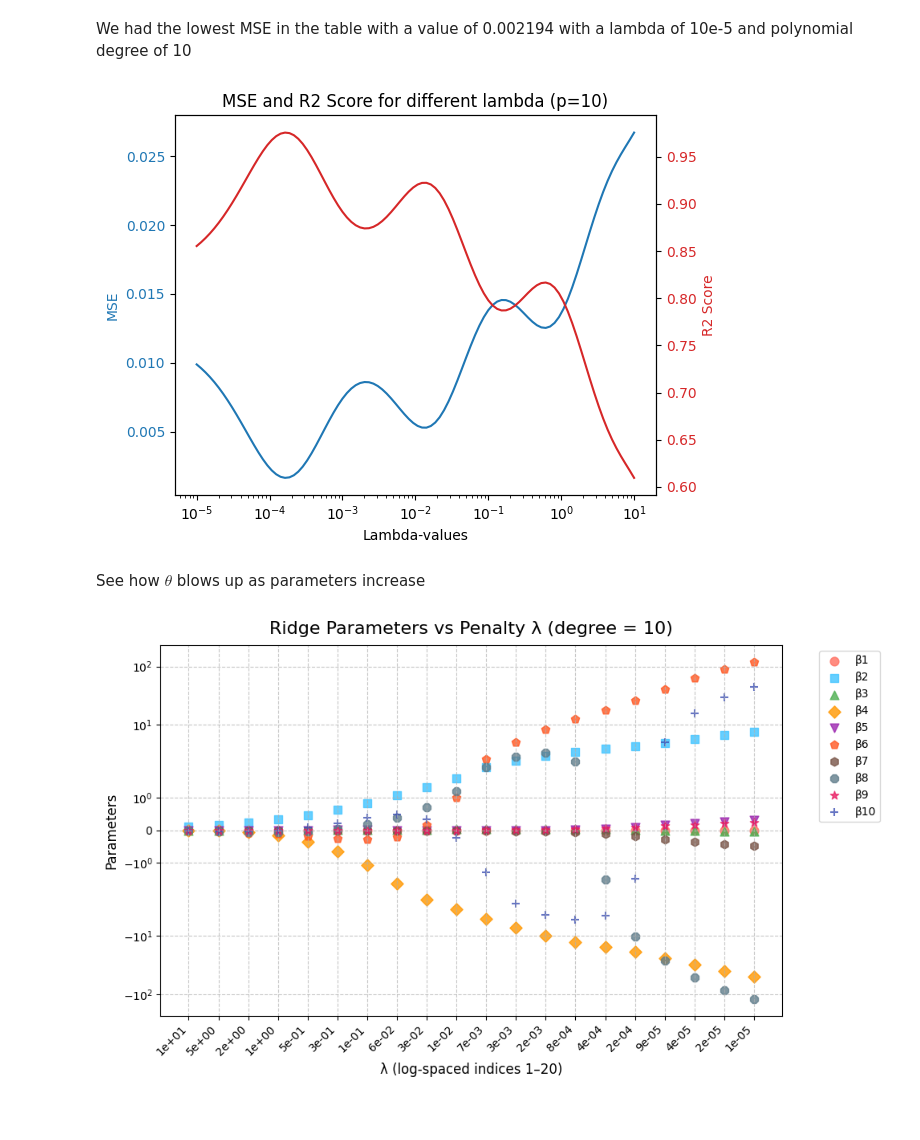
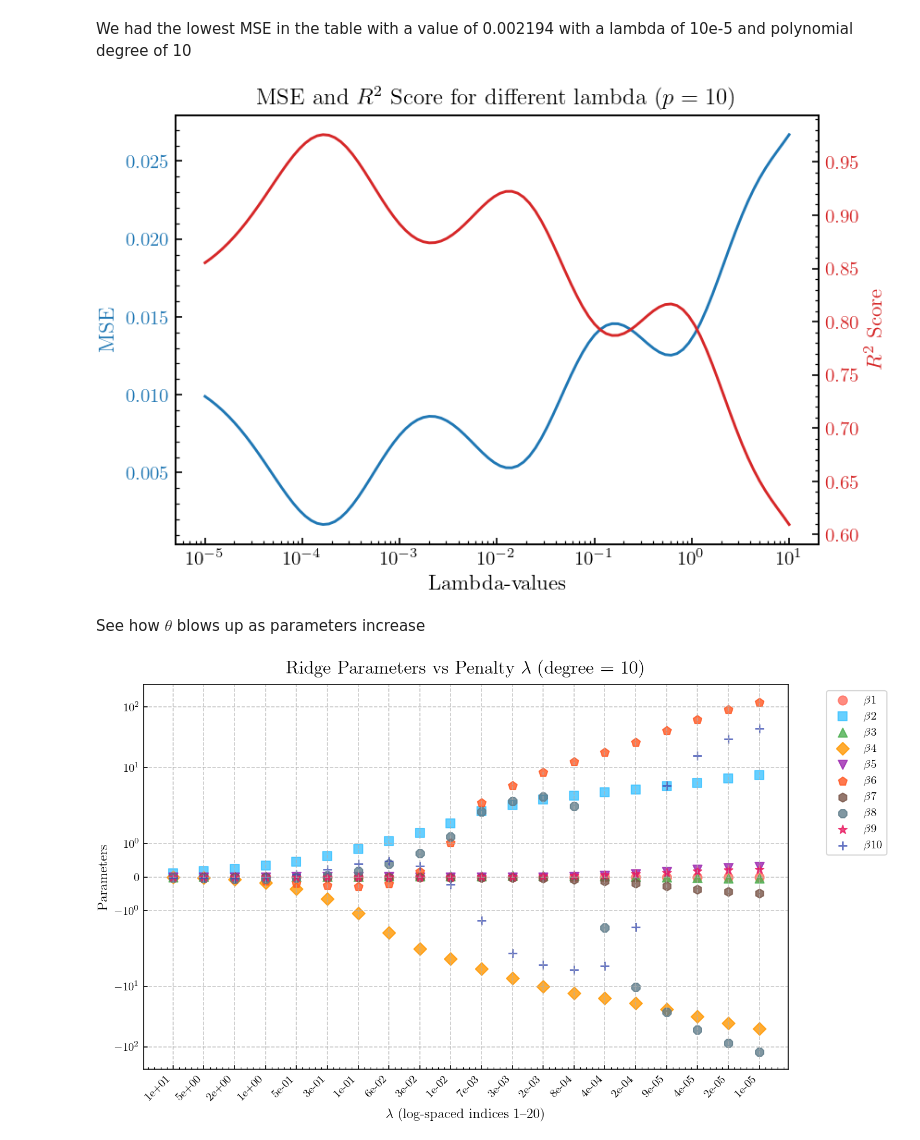
Before and after one commit to egil10/FYSSTK3155, a Jupyter notebook: PROJECT 1/Code/Exb.ipynb, the cells around one changed output. Cells and saved outputs as stored; diff of their text form; code cells hidden in the pictures; blank space fills up the shorter version.

```diff
--- a/PROJECT 1/Code/Exb.ipynb
+++ b/PROJECT 1/Code/Exb.ipynb
@@ -145,36 +150,37 @@ for i,lam in enumerate(lambdas):
     X_test = polynomial_features(x_test, 10, False)
 
     scaler = StandardScaler()
     X_train_s = scaler.fit_transform(X_train)
     X_test_s = scaler.transform(X_test)
     y_offset = np.mean(y)
 
     beta_Ridge = Ridge_parameters(X_train_s,y_train,lam)
     y_test_fit = X_test_s@beta_Ridge+y_offset
     mse_scores[i] = mse(y_test,y_test_fit)
     r2_scores[i] = r2_score(y_test,y_test_fit)
 
 fig, ax1 = plt.subplots()
 
 # Plot MSE on the first y-axis (left)
 ax1.plot(lambdas, mse_scores, color='tab:blue', label='MSE')
 ax1.set_xscale('log')
 ax1.set_xlabel('Lambda-values')
 ax1.set_ylabel('MSE', color='tab:blue')
 ax1.tick_params(axis='y', labelcolor='tab:blue')
 
 # Create a second y-axis that shares the same x-axis
 ax2 = ax1.twinx()
 ax2.plot(lambdas, r2_scores, color='tab:red', label='R2 Score')
-ax2.set_ylabel('R2 Score', color='tab:red')
+ax2.set_ylabel('$R^2$ Score', color='tab:red')
 ax2.tick_params(axis='y', labelcolor='tab:red')
 
 # Title and layout
-plt.title('MSE and R2 Score for different lambda (p=10)')
+plt.title('MSE and $R^2$ Score for different lambda $(p=10)$')
 fig.tight_layout()
+plt.savefig("Plots/Ridge_MSE_and_R2deg10.pdf", bbox_inches="tight")
 plt.show()
 # %% [output]
-[figure, old version]
+[figure, new version]
 # %% [markdown]
 See how $\theta$ blows up as parameters increase
 # %%
@@ -211,7 +217,7 @@ for idx, x_pos in enumerate(plot_indices):
     degree_y   = lam_params
 
     for j in range(degree):
-        label = f'β{j+1}' if j not in legend_added else ""
+        label = rf'$\beta${j+1}' if j not in legend_added else ""
         if label:
             legend_added.add(j)
 
@@ -221,8 +227,8 @@ for idx, x_pos in enumerate(plot_indices):
                     s=60, alpha=0.8, label=label)
 
 # Titles, labels, scales, grid, legend placement, and sizing kept identical in style
-plt.title(f"Ridge Parameters vs Penalty λ (degree = {degree})", fontsize=16, fontfamily='sans-serif', pad=10)
-plt.xlabel("λ (log-spaced indices 1–20)", fontsize=12, fontfamily='sans-serif')
+plt.title(rf"Ridge Parameters vs Penalty $\lambda$ (degree = {degree})", fontsize=16, fontfamily='sans-serif', pad=10)
+plt.xlabel("$\lambda$ (log-spaced indices 1–20)", fontsize=12, fontfamily='sans-serif')
 plt.ylabel("Parameters", fontsize=12, fontfamily='sans-serif')
 plt.yscale('symlog')
 
@@ -237,4 +243,4 @@ fig.set_size_inches(10, 6)
 plt.savefig("Plots/ridge_parameters_by_lambda_deg10.pdf", bbox_inches="tight")
 plt.show()
 # %% [output]
-[figure, old version]
+[figure, new version]
```
Also changed, not shown: parts of 2 cells of this notebook, 25 other files.
